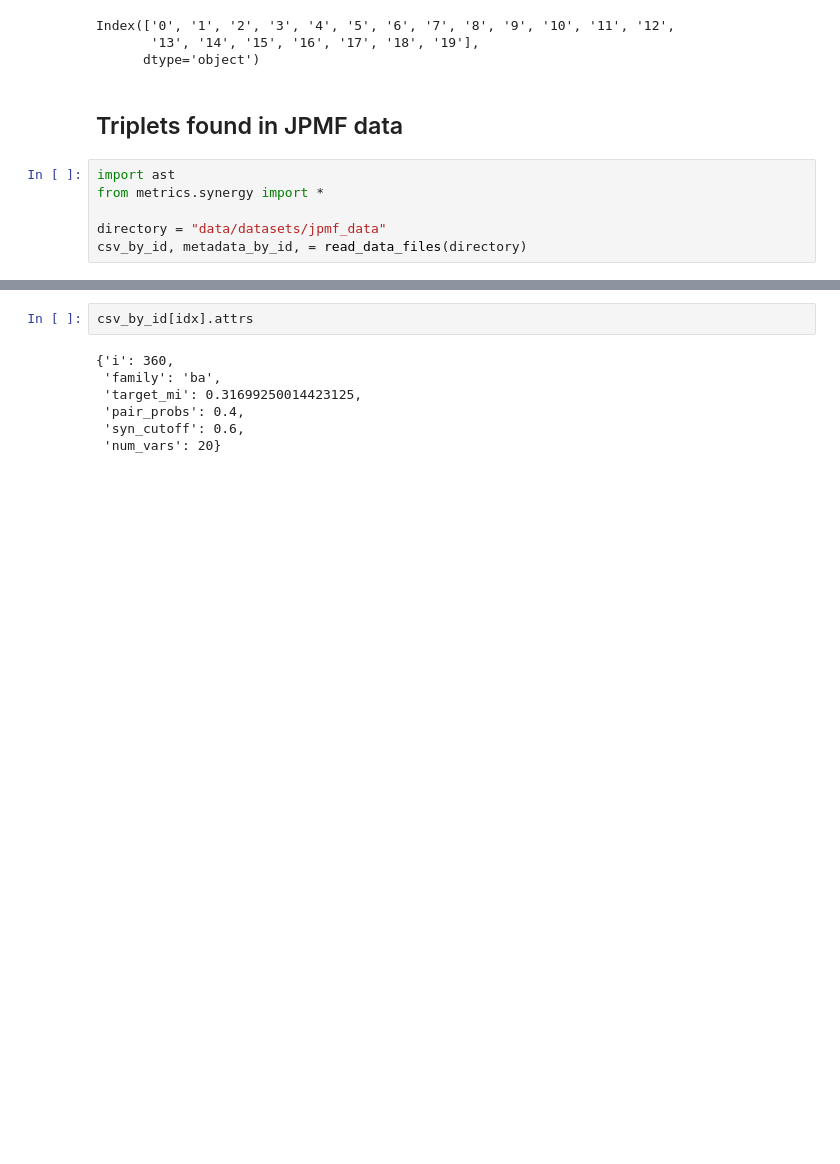
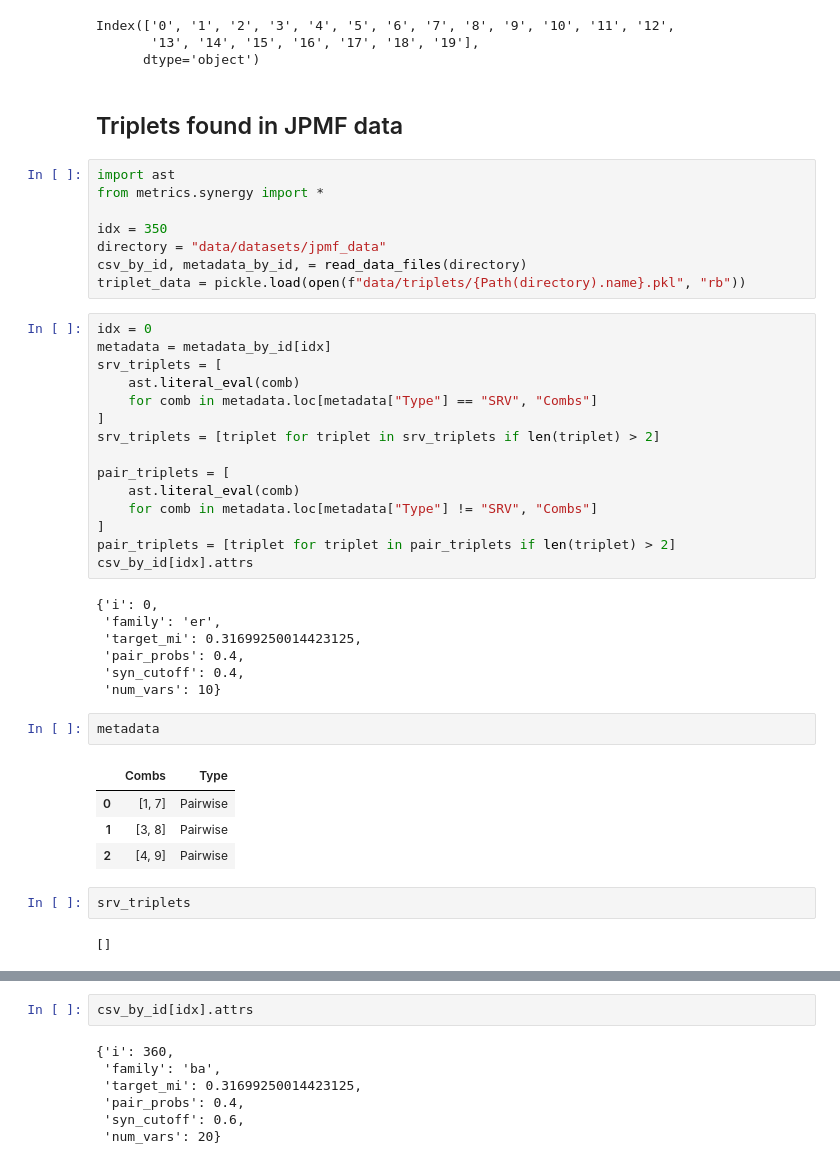
Before and after one commit to kaleem-01/CausalSynergy, a Jupyter notebook: final_notebook/Examine_TripletsFound.ipynb, the cells around one changed output, grey strips where cells are left out. Drawn from its saved outputs; the diff is of its cells as text; blank space fills up the shorter version.

```diff
--- a/notebooks/00_TripletsFound.ipynb
+++ b/final_notebook/Examine_TripletsFound.ipynb
@@ -248,5 +218,40 @@ Index(['0', '1', '2', '3', '4', '5', '6', '7', '8', '9', '10', '11', '12',
 import ast
 from metrics.synergy import *
 
+idx = 350
 directory = "data/datasets/jpmf_data"
 csv_by_id, metadata_by_id, = read_data_files(directory)
+triplet_data = pickle.load(open(f"data/triplets/{Path(directory).name}.pkl", "rb"))
+# %%
+idx = 0
+metadata = metadata_by_id[idx]
+srv_triplets = [
+    ast.literal_eval(comb)
+    for comb in metadata.loc[metadata["Type"] == "SRV", "Combs"]
+]
+srv_triplets = [triplet for triplet in srv_triplets if len(triplet) > 2]
+
+pair_triplets = [
+    ast.literal_eval(comb)
+    for comb in metadata.loc[metadata["Type"] != "SRV", "Combs"]
+]
+pair_triplets = [triplet for triplet in pair_triplets if len(triplet) > 2]
+csv_by_id[idx].attrs
+# %% [output]
+{'i': 0,
+ 'family': 'er',
+ 'target_mi': 0.31699250014423125,
+ 'pair_probs': 0.4,
+ 'syn_cutoff': 0.4,
+ 'num_vars': 10}
+# %%
+metadata
+# %% [output]
+|  | Combs | Type |
+| 0 | [1, 7] | Pairwise |
+| 1 | [3, 8] | Pairwise |
+| 2 | [4, 9] | Pairwise |
+# %%
+srv_triplets
+# %% [output]
+[]
```
Also changed, not shown: parts of 22 cells of this notebook, 13 other files.
